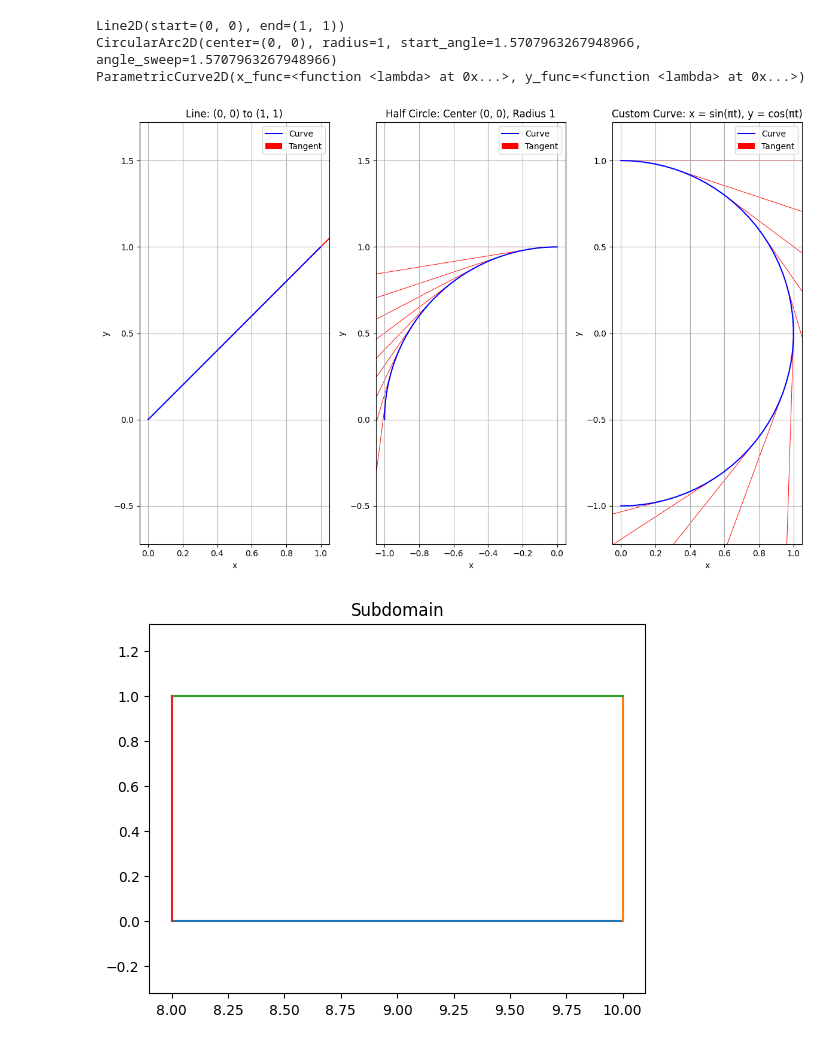
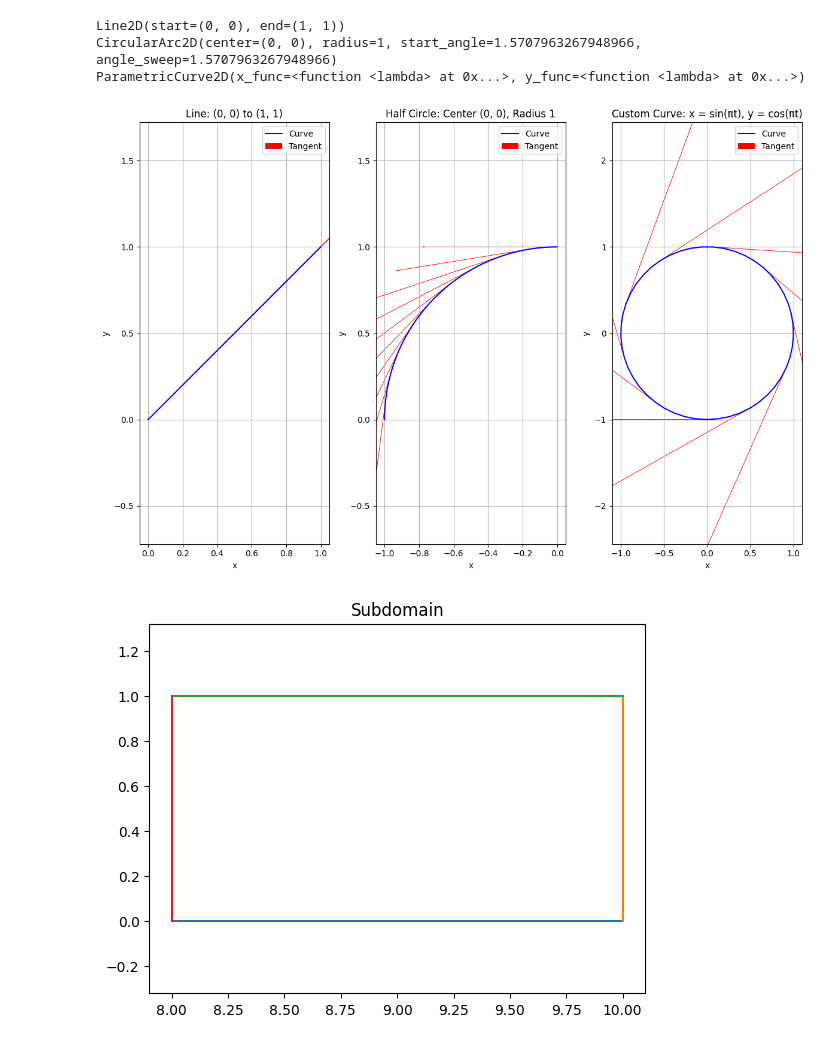
Before and after one commit to MazenAli/TT-FEMesh, a Jupyter notebook: notebooks/prototyping.ipynb, the cells around one changed output. Saved outputs shown, nothing was run; the diff lists cells and outputs as text; code cells hidden in the pictures.

Commit message:
fix (curve): refac start point to -1

```diff
--- a/notebooks/prototyping.ipynb
+++ b/notebooks/prototyping.ipynb
@@ -20,7 +20,7 @@ def plot_curve_with_tangents(curve, title, num_points=50):
         num_points (int): Number of points to sample along the curve.
     """
     # Sample points along the curve
-    t_vals = np.linspace(0, 1, num_points)
+    t_vals = np.linspace(-1, 1, num_points)
     points = curve.evaluate(t_vals)
     tangents = curve.tangent(t_vals)
 
@@ -44,34 +44,34 @@ def plot_curve_with_tangents(curve, title, num_points=50):
     plt.legend()
     plt.grid()
 
 # Create instances of different curves
 line = Line2D((0, 0), (1, 1))
 circular_arc = CircularArc2D((0, 0), 1, np.pi/2., 0.5*np.pi)
 custom_curve = ParametricCurve2D(lambda t: np.sin(t * np.pi), lambda t: np.cos(t * np.pi))
 
 print(line)
 print(circular_arc)
 print(custom_curve)
 
 # Plot each curve
 plt.figure(figsize=(12, 8))
 
 plt.subplot(1, 3, 1)
 plot_curve_with_tangents(line, "Line: (0, 0) to (1, 1)")
 
 plt.subplot(1, 3, 2)
 plot_curve_with_tangents(circular_arc, "Half Circle: Center (0, 0), Radius 1")
 
 plt.subplot(1, 3, 3)
 plot_curve_with_tangents(custom_curve, "Custom Curve: x = sin(πt), y = cos(πt)")
 
 plt.tight_layout()
 plt.show()
 # %% [output]
 Line2D(start=(0, 0), end=(1, 1))
 CircularArc2D(center=(0, 0), radius=1, start_angle=1.5707963267948966, angle_sweep=1.5707963267948966)
 ParametricCurve2D(x_func=<function <lambda> at 0x...>, y_func=<function <lambda> at 0x...>)
-[figure, old version]
+[figure, new version]
 # %%
 from tnfemesh.domain import RectangleFactory, QuadFactory
 
```
Also changed, not shown: 3 other files.
